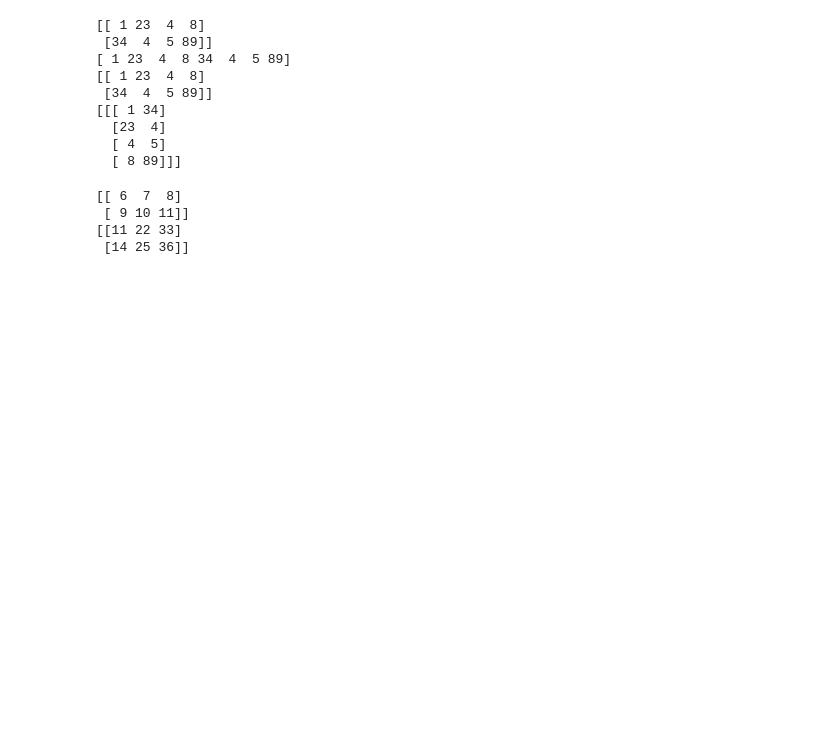
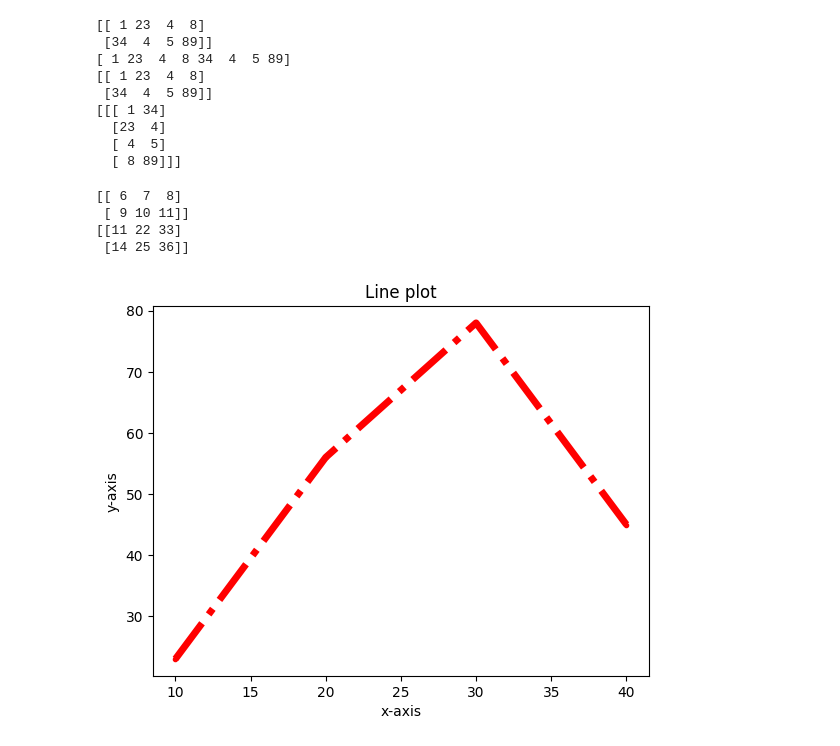
Before and after one commit to Deepika316/Mind_Wave_python, a Jupyter notebook: Numpy_mindwave.ipynb, the cells around one changed output. Saved outputs shown, nothing was run; the diff lists cells and outputs as text; code cells hidden in the pictures; blank space fills up the shorter version.

```diff
--- a/Numpy_mindwave.ipynb
+++ b/Numpy_mindwave.ipynb
@@ -135,3 +135,14 @@ print(p+q)
  [ 9 10 11]]
 [[11 22 33]
  [14 25 36]]
+# %%
+import matplotlib.pyplot as plt
+x=[10,20,30,40]
+y=[23,56,78,45]
+plt.plot(x,y,marker=".",color="red",ls="-.",lw=5)
+plt.xlabel("x-axis")
+plt.ylabel("y-axis")
+plt.title("Line plot")
+plt.show()
+# %% [output]
+[figure, added]
```
Also changed, not shown: parts of 6 cells of this notebook.
